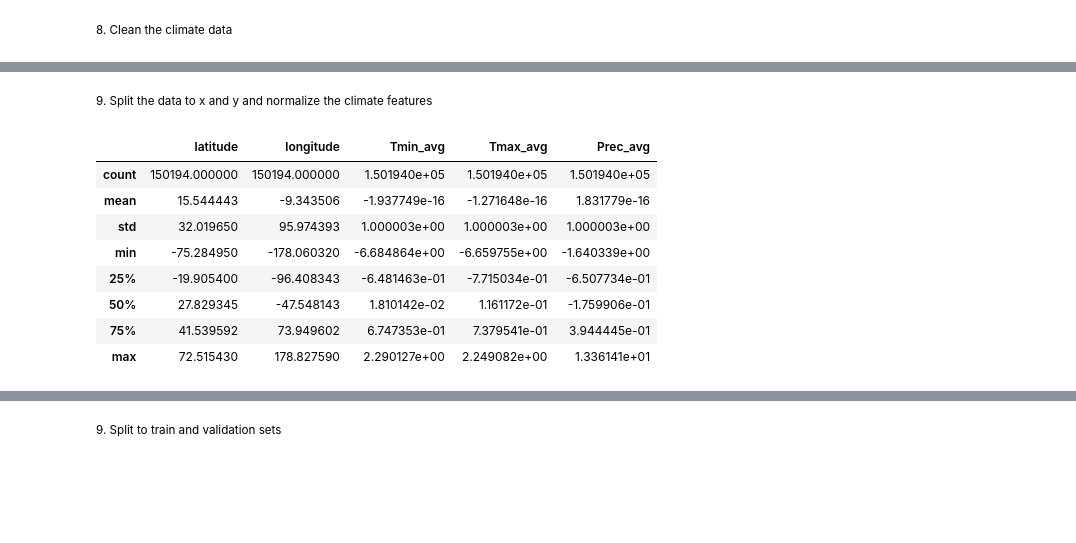
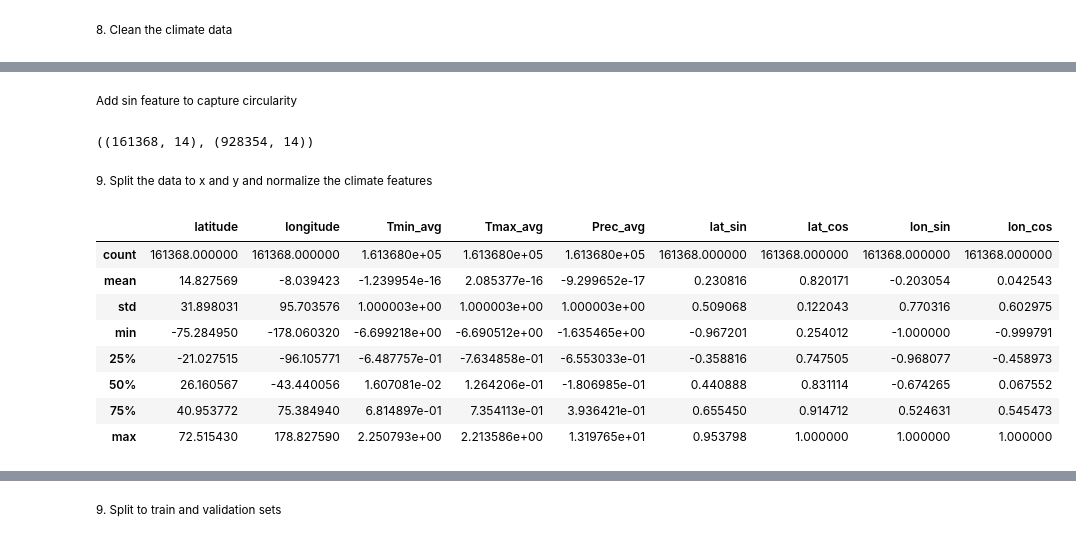
Before and after one commit to hayamikkawi/SpeciesPrediction, a Jupyter notebook: species.miniproc.ipynb, the cells around one changed output, grey strips where cells are left out. Saved outputs shown, nothing was run; the diff lists cells and outputs as text; code cells hidden in the pictures; blank space fills up the shorter version.

```diff
--- a/species.miniproc.ipynb
+++ b/species.miniproc.ipynb
@@ -107,2 +238,2 @@ df.head()
 # %%
-df = pd.read_csv('bird_species_with_climate.csv')
+df = pd.read_csv('bird_species_rerun_with_averaged_climate.csv')
@@ -124,0 +274,7 @@ np.int64(0)
+# %% [markdown]
+<small>Add sin feature to capture circularity</small>
+# %%
+df['lat_sin'] = np.sin(np.deg2rad(df['latitude']))
+df['lat_cos'] = np.cos(np.deg2rad(df['latitude']))
+df['lon_sin'] = np.sin(np.deg2rad(df['longitude']))
+df['lon_cos'] = np.cos(np.deg2rad(df['longitude']))
@@ -125,22 +286,27 @@ np.int64(0)
+# %%
+df.shape, test_df.shape
+# %% [output]
+((161368, 14), (928354, 14))
 # %% [markdown]
 <small>9. Split the data to x and y and normalize the climate features</small>
 # %%
 X_data = df.drop(columns=['taxon_id', 'taxon_name', 'lat_rounded', 'lon_rounded', 'label'])
 y_data = df['label']
 climate_features = ['Tmin_avg', 'Tmax_avg', 'Prec_avg']
 non_scaled_features = ['latitude', 'longitude']
 # scale climate
 scaler = StandardScaler()
+scaler.fit(X_data[climate_features])
 X_scaled = X_data.copy()
-X_scaled[climate_features] = scaler.fit_transform(X_data[climate_features])
+X_scaled[climate_features] = scaler.transform(X_data[climate_features])
 X_scaled.describe()
 # %% [output]
-|  | latitude | longitude | Tmin_avg | Tmax_avg | Prec_avg |
-| count | 150194.000000 | 150194.000000 | 1.501940e+05 | 1.501940e+05 | 1.501940e+05 |
-| mean | 15.544443 | -9.343506 | -1.937749e-16 | -1.271648e-16 | 1.831779e-16 |
-| std | 32.019650 | 95.974393 | 1.000003e+00 | 1.000003e+00 | 1.000003e+00 |
-| min | -75.284950 | -178.060320 | -6.684864e+00 | -6.659755e+00 | -1.640339e+00 |
-| 25% | -19.905400 | -96.408343 | -6.481463e-01 | -7.715034e-01 | -6.507734e-01 |
-| 50% | 27.829345 | -47.548143 | 1.810142e-02 | 1.161172e-01 | -1.759906e-01 |
-| 75% | 41.539592 | 73.949602 | 6.747353e-01 | 7.379541e-01 | 3.944445e-01 |
-| max | 72.515430 | 178.827590 | 2.290127e+00 | 2.249082e+00 | 1.336141e+01 |
+|  | latitude | longitude | Tmin_avg | Tmax_avg | Prec_avg | lat_sin | lat_cos | lon_sin | lon_cos |
+| count | 161368.000000 | 161368.000000 | 1.613680e+05 | 1.613680e+05 | 1.613680e+05 | 161368.000000 | 161368.000000 | 161368.000000 | 161368.000000 |
+| mean | 14.827569 | -8.039423 | -1.239954e-16 | 2.085377e-16 | -9.299652e-17 | 0.230816 | 0.820171 | -0.203054 | 0.042543 |
+| std | 31.898031 | 95.703576 | 1.000003e+00 | 1.000003e+00 | 1.000003e+00 | 0.509068 | 0.122043 | 0.770316 | 0.602975 |
+| min | -75.284950 | -178.060320 | -6.699218e+00 | -6.690512e+00 | -1.635465e+00 | -0.967201 | 0.254012 | -1.000000 | -0.999791 |
+| 25% | -21.027515 | -96.105771 | -6.487757e-01 | -7.634858e-01 | -6.553033e-01 | -0.358816 | 0.747505 | -0.968077 | -0.458973 |
+| 50% | 26.160567 | -43.440056 | 1.607081e-02 | 1.264206e-01 | -1.806985e-01 | 0.440888 | 0.831114 | -0.674265 | 0.067552 |
+| 75% | 40.953772 | 75.384940 | 6.814897e-01 | 7.354113e-01 | 3.936421e-01 | 0.655450 | 0.914712 | 0.524631 | 0.545473 |
+| max | 72.515430 | 178.827590 | 2.250793e+00 | 2.213586e+00 | 1.319765e+01 | 0.953798 | 1.000000 | 1.000000 | 1.000000 |
```
Also changed, not shown: parts of 65 cells of this notebook.
